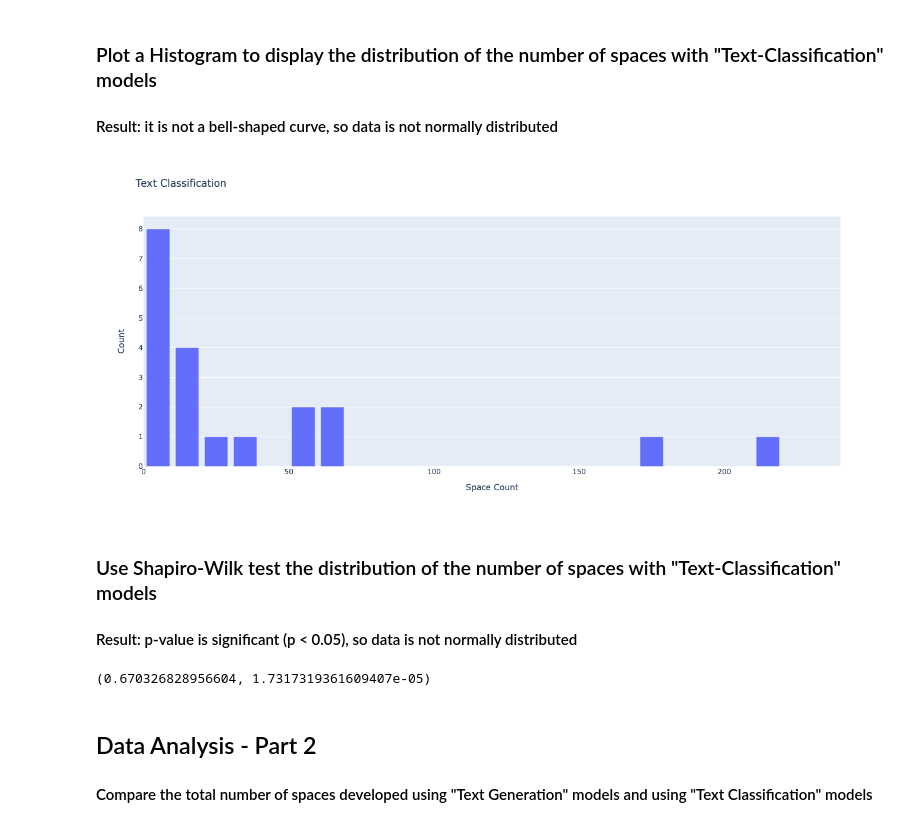
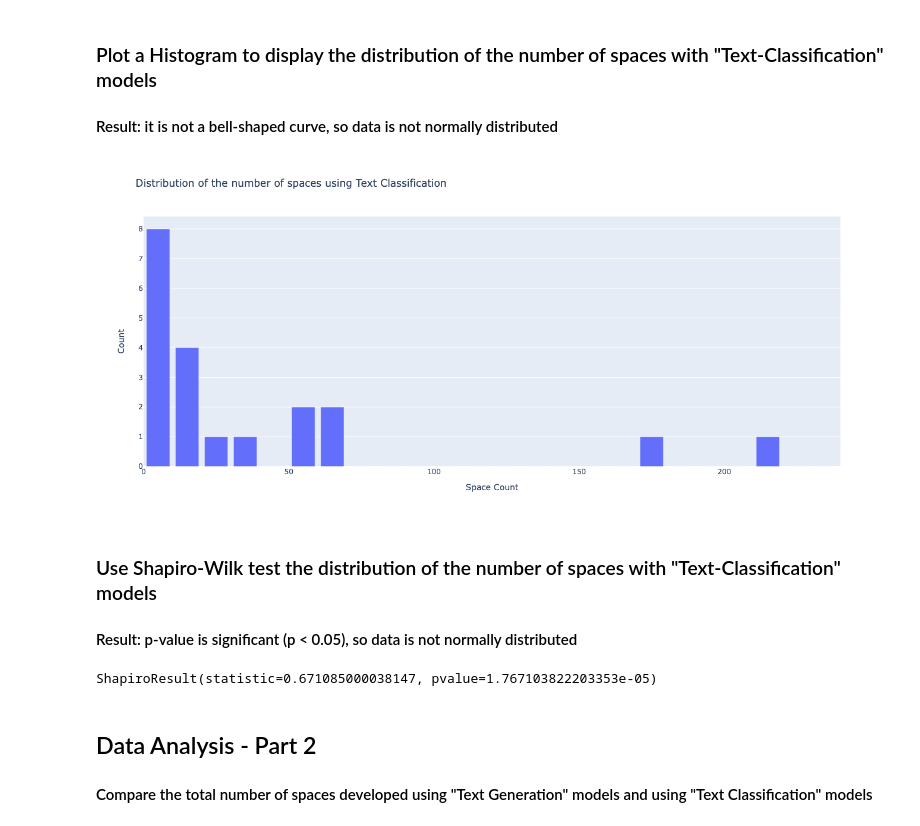
Before and after one commit to Shiney-Kelly/MLAppsAnalysis, a Jupyter notebook: main_analysis.ipynb, the cells around one changed output. Drawn from its saved outputs; the diff is of its cells as text; code cells hidden in the pictures.

```diff
--- a/main_analysis.ipynb
+++ b/main_analysis.ipynb
@@ -286,24 +245,23 @@ gen_w, gen_pvalue
 # %%
 # create the bins to visualize the distribution of the number of space
 
 counts, bins = np.histogram(cla_space_count["count"], bins=range(0, 250, 10))
 bins = 0.5 * (bins[: -1] + bins[1: ])
 
 fig = px.bar(
     x=bins, y=counts, labels={"x": "Space Count", "y": "Count"},
-    title="Text Classification", height=600
+    title="Distribution of the number of spaces using Text Classification", height=600
 )
 fig.show()
 # %% [output]
-[figure, old version]
+[figure, new version]
 # %% [markdown]
 ### Use Shapiro-Wilk test the distribution of the number of spaces with "Text-Classification" models
 #### Result: p-value is significant (p < 0.05), so data is not normally distributed
 # %%
-cla_w, cla_pvalue = stats.shapiro(cla_space_count["count"])
-cla_w, cla_pvalue
+stats.shapiro(cla_space_count["count"])
 # %% [output]
-(0.670326828956604, 1.7317319361609407e-05)
+ShapiroResult(statistic=0.671085000038147, pvalue=1.767103822203353e-05)
 # %% [markdown]
 ## Data Analysis - Part 2
 #### Compare the total number of spaces developed using "Text Generation" models and using "Text Classification" models
```
Also changed, not shown: parts of 27 cells of this notebook.
